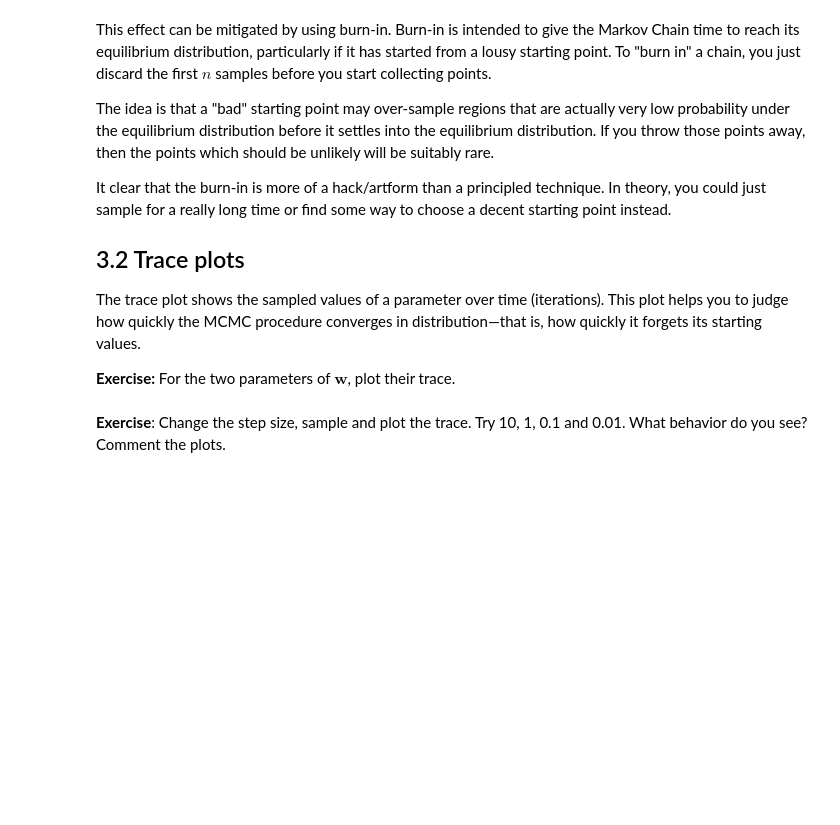
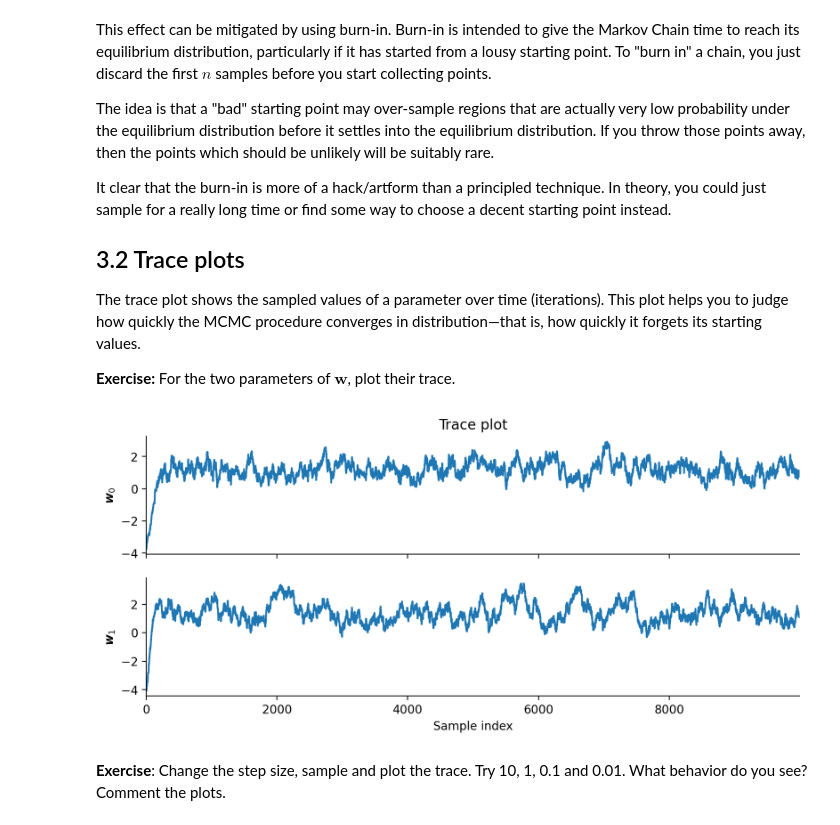
Before and after one commit to Filan616/Filan616, a Jupyter notebook: ASI/lab_week7/Bayesian_Logistic_Regression_MCMC.ipynb, the cells around one changed output. Saved outputs shown, nothing was run; the diff lists cells and outputs as text; code cells hidden in the pictures; blank space fills up the shorter version.

```diff
--- a/ASI/lab_week7/Bayesian_Logistic_Regression_MCMC.ipynb
+++ b/ASI/lab_week7/Bayesian_Logistic_Regression_MCMC.ipynb
@@ -280,13 +318,17 @@ For the two parameters of $\boldsymbol{w}$, plot their trace.
 # %%
 w_init = [0, 0]
 
 fig, (ax0, ax1) = plt.subplots(2, 1, figsize=[10, 4], sharex=True)
 
 # @@ COMPLETE @@
+ax0.plot(samples[:, 0])
+ax1.plot(samples[:, 1])
 ax0.set_ylabel(r"$\boldsymbol{w}_0$")
 ax1.set_ylabel(r"$\boldsymbol{w}_1$")
 ax0.set_title("Trace plot")
 ax1.set_xlabel(r"Sample index")
 plt.show()
+# %% [output]
+[figure, added]
 # %% [markdown]
 **Exercise**: Change the step size, sample and plot the trace. Try 10, 1, 0.1 and 0.01. What behavior do you see? Comment the plots.
```
Also changed, not shown: parts of 23 cells of this notebook.
